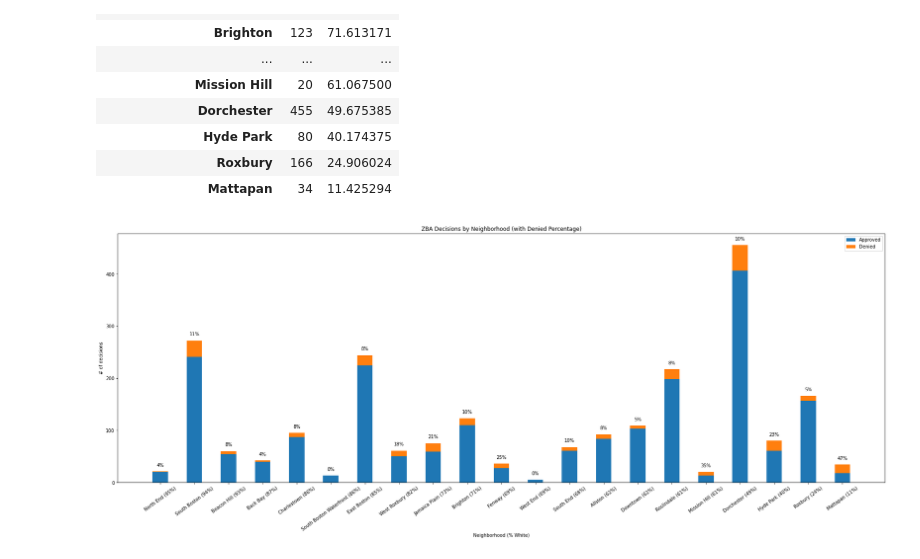
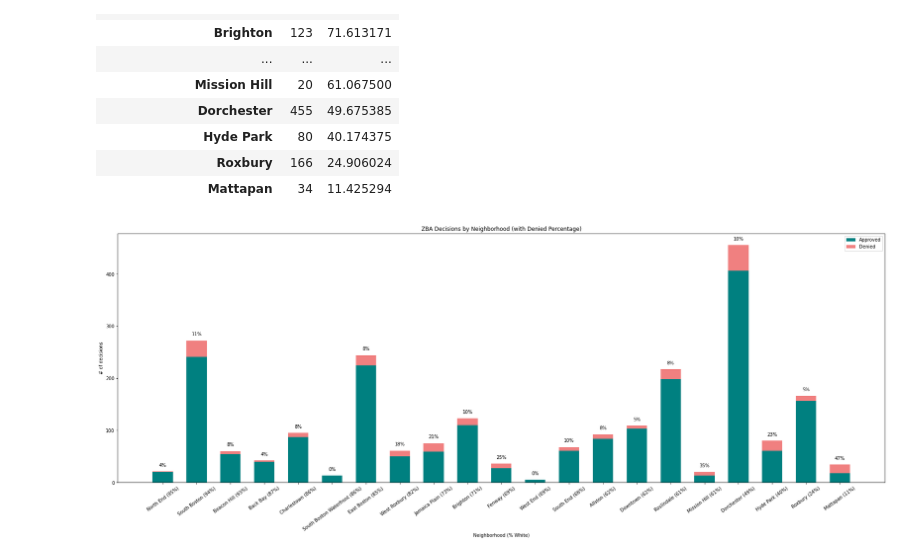
Before and after one commit to BU-Spark/CS506-Fall2020-Projects, a Jupyter notebook: bay_state_banner/deliverable_1/zba_analysis.ipynb, the cells around one changed output. Cells and saved outputs as stored; diff of their text form; code cells hidden in the pictures.

```diff
--- a/bay_state_banner/deliverable_1/zba_analysis.ipynb
+++ b/bay_state_banner/deliverable_1/zba_analysis.ipynb
@@ -297,34 +297,34 @@ grouped_neighs_stats
 # %%
 num_approved = grouped_neighs_approved_size.values
 num_denied = np.array(grouped_neighs_stats['size'].values) - np.array(grouped_neighs_approved_size.values)
-width = 0.45
+width = 0.6
 
 plt.figure(figsize=[30, 10])
 plt.title("ZBA Decisions by Neighborhood (with Denied Percentage)")
 plt.xlabel("Neighborhood (% White)")
 plt.ylabel("# of decisions")
 
 ind = np.arange(len(grouped_neighs))
-p1 = plt.bar(ind, num_approved, width, label="Approved")
-p2 = plt.bar(ind, num_denied, width, bottom=num_approved, label="Denied")
+p1 = plt.bar(ind, num_approved, width, label="Approved", color='teal')
+p2 = plt.bar(ind, num_denied, width, bottom=num_approved, label="Denied", color='lightcoral')
 
 plt.legend()
 xtix = [grouped_neighs_stats['size'].index[i] + " (" + str(int(grouped_neighs_stats['mean'][i])) + "%)" for i in range(len(grouped_neighs_stats['size'].index))]
 plt.xticks(ind, xtix, rotation=36)
 
 def autolabel(rects):
     """
     Attach a text label above each bar displaying its height
     """
     for i in range(len(rects)):
         rect = rects[i]
         height = rect.get_height()
         plt.text(rect.get_x() + rect.get_width()/2., grouped_neighs_stats['size'][i] + 8,
                 '%d%%' % ((num_denied[i] / (num_denied[i] + num_approved[i])) * 100),
                 ha='center', va='bottom')
 
 autolabel(p1)
 
 plt.show()
 # %% [output]
-[figure, old version]
+[figure, new version]
```
Also changed, not shown: parts of 2 cells of this notebook.
